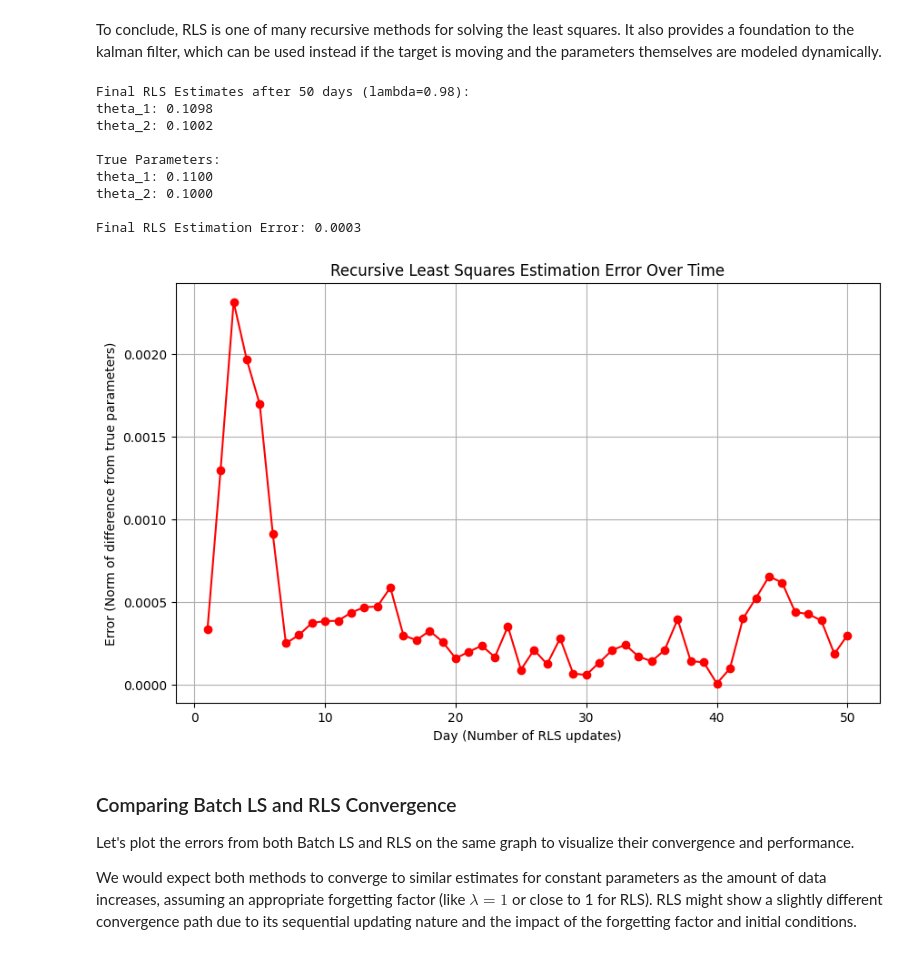
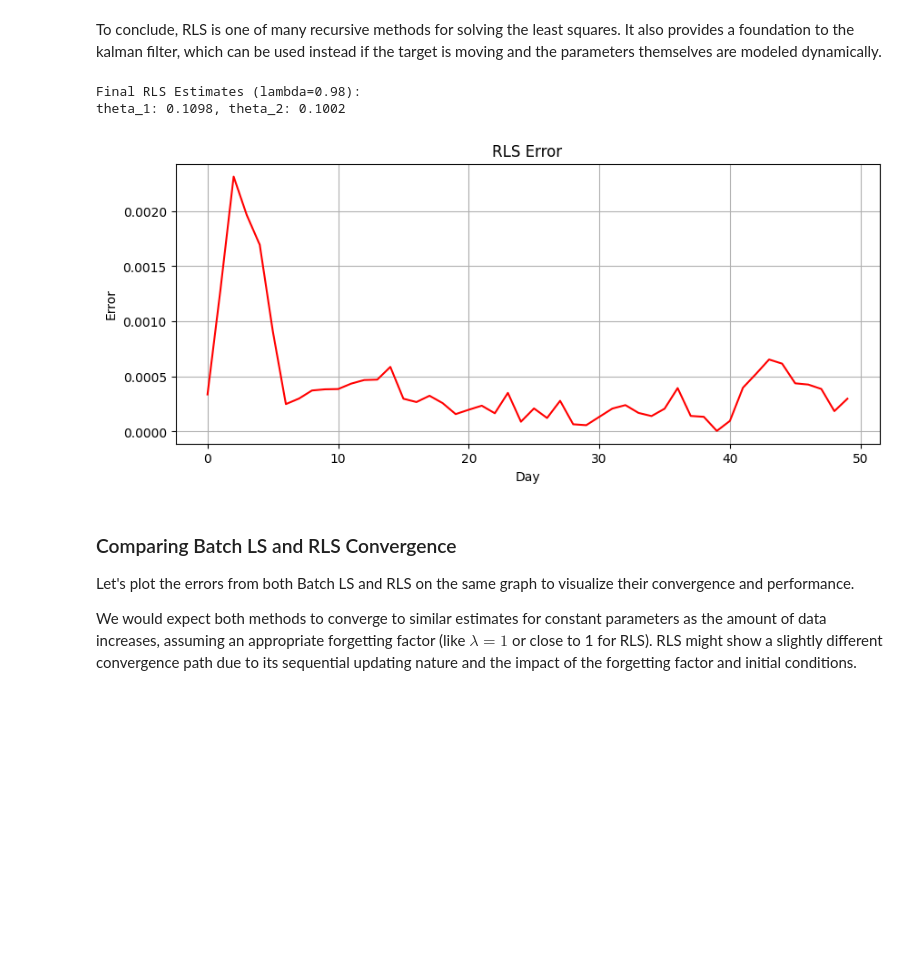
Before and after one commit to ysn9vq-gmu/rqe_tutorials, a Jupyter notebook: ls_rls.ipynb, the cells around one changed output. Saved outputs shown, nothing was run; the diff lists cells and outputs as text; code cells hidden in the pictures; blank space fills up the shorter version.

```diff
--- a/ls_rls.ipynb
+++ b/ls_rls.ipynb
@@ -836,52 +950,25 @@ class RecursiveLeastSQ:
     def get_error_history(self):
         return np.array(self.error_history)
 # %%
-
-# --- Simulation and RLS Application ---
-
-# true_params_vec is already correctly defined globally from the previous cell's update.
-rls_estimator = RecursiveLeastSQ(lambda_=0.98, P0_diag=1e3) # Using a forgetting factor of 0.98
-
-# Run RLS day by day
-for day in range(1, num_days_to_simulate + 1):
-    df_current_day = df_all_data[df_all_data['day'] == day]
-    A_current_day, b_current_day, _ = construct_A_b(df_current_day) # `construct_A_b` returns correct A, b, param_names
-    rls_estimator.update(A_current_day, b_current_day, true_params_vec)
-
-# Display results
+rls_estimator = RecursiveLeastSQ(lambda_=0.98, P0_diag=1e3)
+for day in range(num_days_to_simulate):
+    A_curr, b_curr = get_day_Ab(day)
+    rls_estimator.update(A_curr, b_curr, true_params_vec)
 rls_estimates = rls_estimator.get_estimate_history()
 rls_errors = rls_estimator.get_error_history()
-
-print(f"\nFinal RLS Estimates after {num_days_to_simulate} days (lambda={rls_estimator.lambda_}):")
-# Use the param_names from the RLS estimator to print results consistently
-for i, param in enumerate(rls_estimator.param_names):
-    print(f"{param}: {rls_estimates[-1, i]:.4f}")
-
-print("\nTrue Parameters:")
-print(f"theta_1: {true_params_vec[0,0]:.4f}")
-print(f"theta_2: {true_params_vec[1,0]:.4f}")
-
-print(f"\nFinal RLS Estimation Error: {rls_errors[-1]:.4f}")
-
-# Plotting the error convergence
-plt.figure(figsize=(10, 6))
-plt.plot(range(1, num_days_to_simulate + 1), rls_errors, marker='o', linestyle='-', color='red')
-plt.title('Recursive Least Squares Estimation Error Over Time')
-plt.xlabel('Day (Number of RLS updates)')
-plt.ylabel('Error (Norm of difference from true parameters)')
+print(f"Final RLS Estimates (lambda=0.98):")
+print(f"theta_1: {rls_estimates[-1, 0]:.4f}, theta_2: {rls_estimates[-1, 1]:.4f}")
+plt.figure(figsize=(10, 4))
+plt.plot(rls_errors, color='red')
+plt.title('RLS Error')
+plt.xlabel('Day')
+plt.ylabel('Error')
 plt.grid(True)
 plt.show()
 # %% [output]
-Final RLS Estimates after 50 days (lambda=0.98):
-theta_1: 0.1098
-theta_2: 0.1002
-
-True Parameters:
-theta_1: 0.1100
-theta_2: 0.1000
-
-Final RLS Estimation Error: 0.0003
+Final RLS Estimates (lambda=0.98):
+theta_1: 0.1098, theta_2: 0.1002
-[figure, old version]
+[figure, new version]
 # %% [markdown]
 ### Comparing Batch LS and RLS Convergence
 
```
Also changed, not shown: parts of 6 cells of this notebook.
